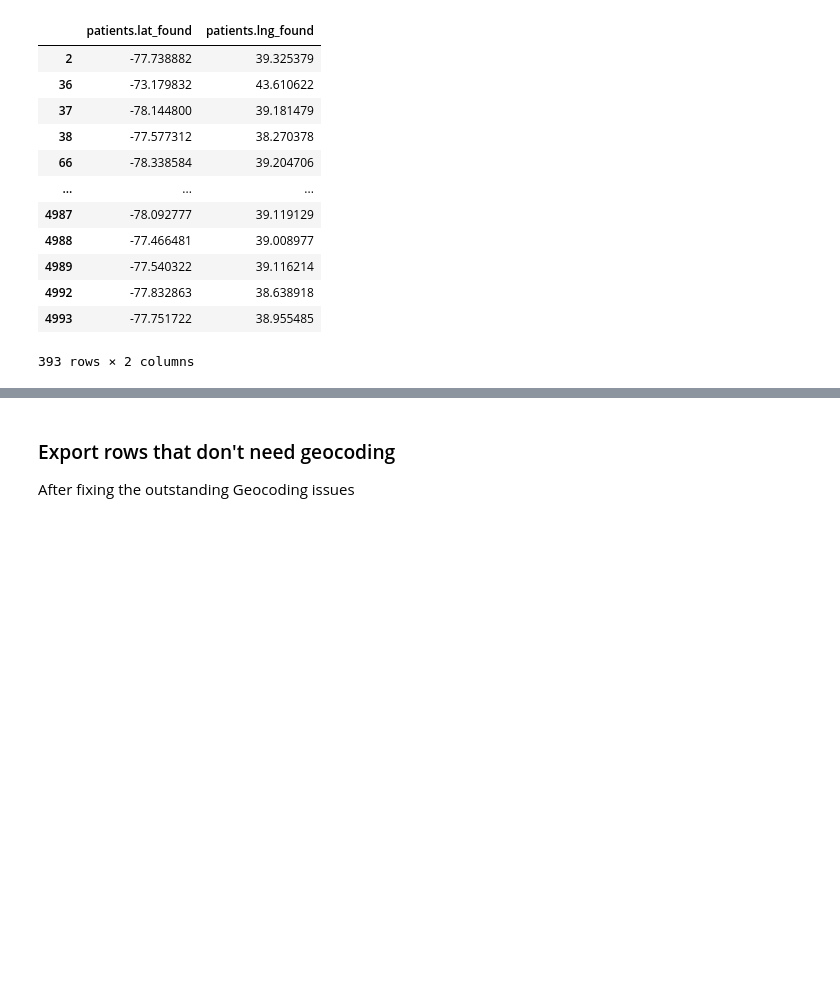
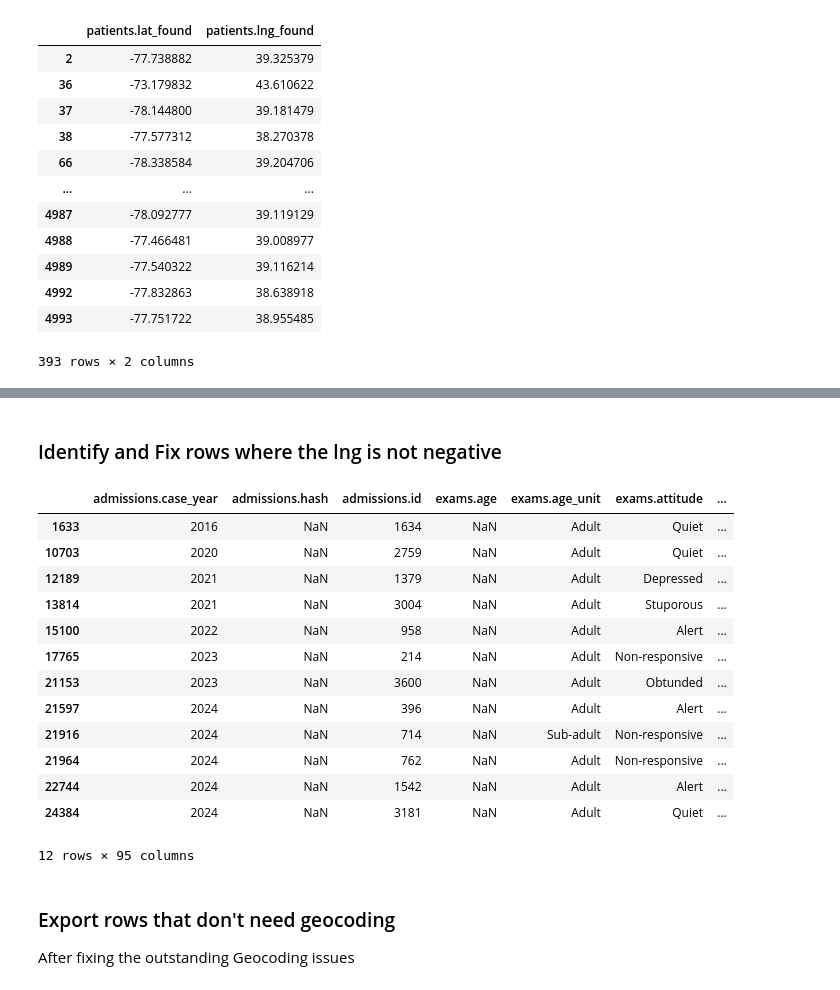
Before and after one commit to code-for-charlottesville/wildlife_collisions, a Jupyter notebook: pipeline_cleaning/WRMD Data/WRMD_data_pipeline.ipynb, the cells around one changed output, grey strips where cells are left out. Saved outputs shown, nothing was run; the diff lists cells and outputs as text; code cells hidden in the pictures; blank space fills up the shorter version.

Commit message:
fixed swapped lat long and negative lng

```diff
--- a/pipeline_cleaning/WRMD Data/WRMD_data_pipeline.ipynb
+++ b/pipeline_cleaning/WRMD Data/WRMD_data_pipeline.ipynb
@@ -563,3 +563,8 @@ swapped_lat_long[['patients.lat_found', 'patients.lng_found']]
 | 4992 | -77.832863 | 38.638918 |
 | 4993 | -77.751722 | 38.955485 |
 393 rows × 2 columns
+# %%
+# Swap the latitude and longitude for the swapped_lat_long DataFrame
+def swap_lat_long(lat, lng):
+    return lng, lat
+swapped_lat_long[['patients.lat_found', 'patients.lng_found']] = swapped_lat_long.apply(lambda row: swap_lat_long(row['patients.lat_found'], row['patients.lng_found']), axis=1, result_type='expand')
@@ -565,0 +593,3 @@ swapped_lat_long[['patients.lat_found', 'patients.lng_found']]
+# %%
+# based on the index in the swapped_lat_long DataFrame, update the corresponding rows in the df_geocoding_not_req DataFrame
+df_geocoding_not_req.update(swapped_lat_long)
@@ -565,0 +612,20 @@ swapped_lat_long[['patients.lat_found', 'patients.lng_found']]
+# %% [markdown]
+### Identify and Fix rows where the lng is not negative
+# %%
+#Identify rows where the lng_found is not negative
+df_geocoding_not_req[df_geocoding_not_req['patients.lng_found'] > 0]
+# %% [output]
+|  | admissions.case_year | admissions.hash | admissions.id | exams.age | exams.age_unit | exams.attitude | ... |
+| 1633 | 2016 | NaN | 1634 | NaN | Adult | Quiet | ... |
+| 10703 | 2020 | NaN | 2759 | NaN | Adult | Quiet | ... |
+| 12189 | 2021 | NaN | 1379 | NaN | Adult | Depressed | ... |
+| 13814 | 2021 | NaN | 3004 | NaN | Adult | Stuporous | ... |
+| 15100 | 2022 | NaN | 958 | NaN | Adult | Alert | ... |
+| 17765 | 2023 | NaN | 214 | NaN | Adult | Non-responsive | ... |
+| 21153 | 2023 | NaN | 3600 | NaN | Adult | Obtunded | ... |
+| 21597 | 2024 | NaN | 396 | NaN | Adult | Alert | ... |
+| 21916 | 2024 | NaN | 714 | NaN | Sub-adult | Non-responsive | ... |
+| 21964 | 2024 | NaN | 762 | NaN | Adult | Non-responsive | ... |
+| 22744 | 2024 | NaN | 1542 | NaN | Adult | Alert | ... |
+| 24384 | 2024 | NaN | 3181 | NaN | Adult | Quiet | ... |
+12 rows × 95 columns
```
Also changed, not shown: parts of 6 cells of this notebook.
